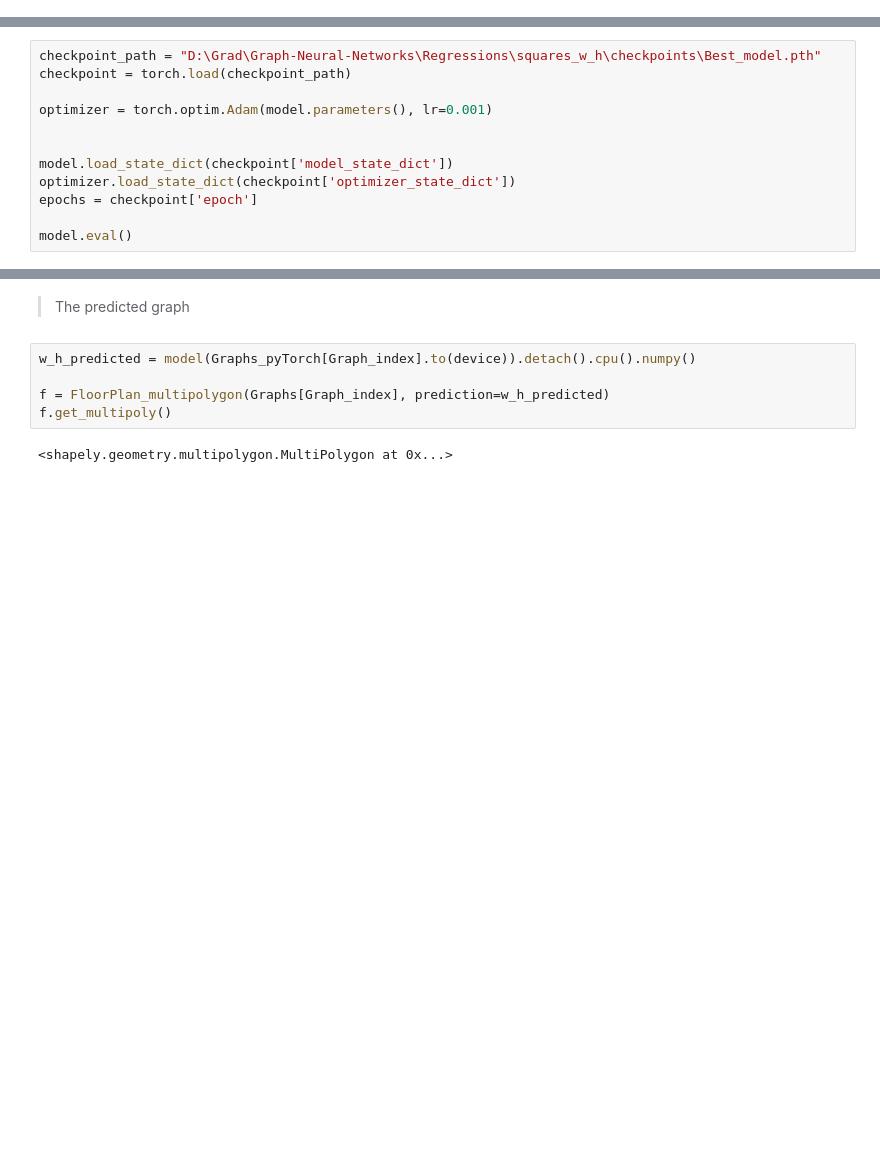
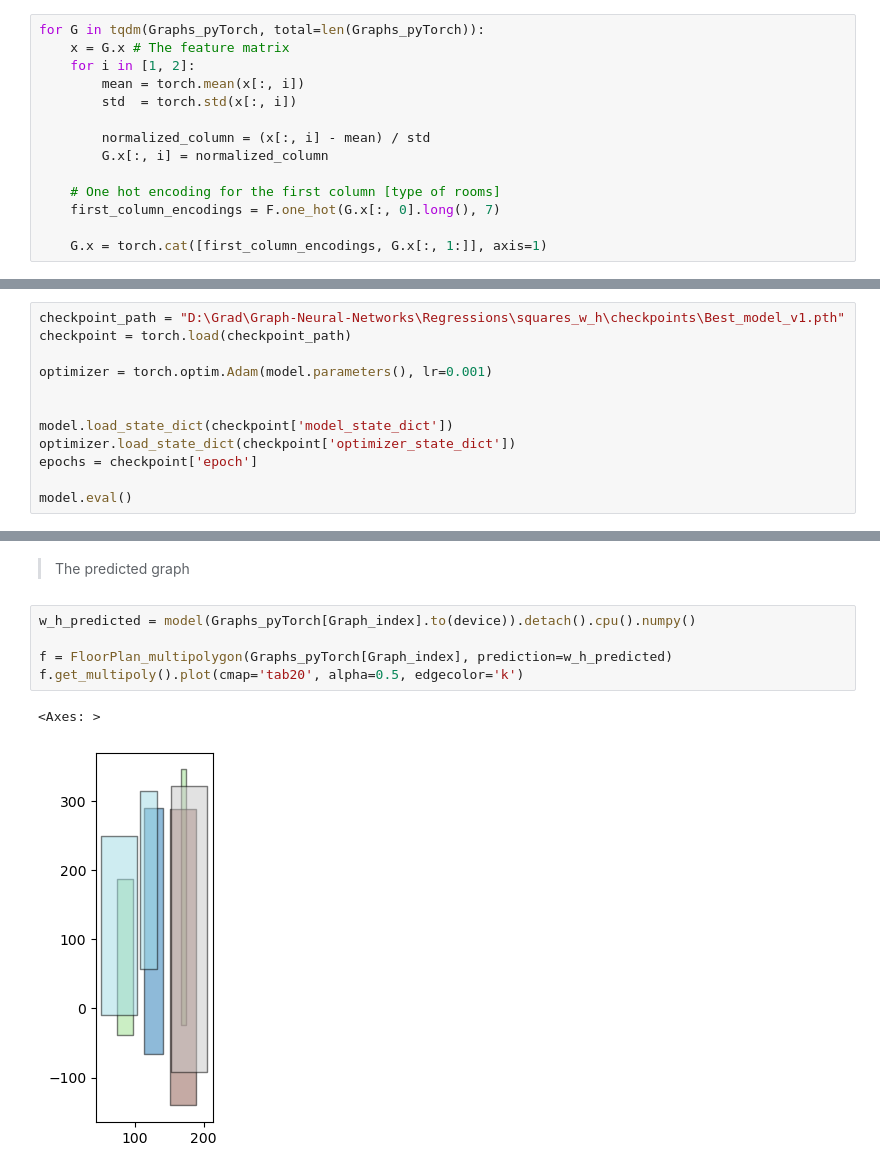
Before and after one commit to mo7amed7assan1911/Floor_Plan_Generation_using_GNNs, a Jupyter notebook: Regressions/squares_w_h/Testing_The_model.ipynb, the cells around one changed output, grey strips where cells are left out. Cells and saved outputs as stored; diff of their text form; blank space fills up the shorter version.

```diff
--- a/Regressions/squares_w_h/Testing_The_model.ipynb
+++ b/Regressions/squares_w_h/Testing_The_model.ipynb
@@ -187,3 +185,17 @@ After: G_1 embedings are: tensor([[  0.0000,  81.9371, 137.1722],
+# %%
+for G in tqdm(Graphs_pyTorch, total=len(Graphs_pyTorch)):
+    x = G.x # The feature matrix
+    for i in [1, 2]:
+        mean = torch.mean(x[:, i])
+        std  = torch.std(x[:, i])
+
+        normalized_column = (x[:, i] - mean) / std
+        G.x[:, i] = normalized_column
+
+    # One hot encoding for the first column [type of rooms]
+    first_column_encodings = F.one_hot(G.x[:, 0].long(), 7)
+
+    G.x = torch.cat([first_column_encodings, G.x[:, 1:]], axis=1)
 # %%
 for G in tqdm(Graphs_pyTorch, total=len(Graphs_pyTorch)):
     x = G.x # The feature matrix
@@ -272,7 +284,7 @@ model = model.to(device)
 errors = []
 acc = []
 # %%
-checkpoint_path = "D:\Grad\Graph-Neural-Networks\Regressions\squares_w_h\checkpoints\Best_model.pth"
+checkpoint_path = "D:\Grad\Graph-Neural-Networks\Regressions\squares_w_h\checkpoints\Best_model_v1.pth"
 checkpoint = torch.load(checkpoint_path)
 
 optimizer = torch.optim.Adam(model.parameters(), lr=0.001)
@@ -399,7 +434,8 @@ f.get_multipoly()
 # %%
 w_h_predicted = model(Graphs_pyTorch[Graph_index].to(device)).detach().cpu().numpy()
 
-f = FloorPlan_multipolygon(Graphs[Graph_index], prediction=w_h_predicted)
-f.get_multipoly()
+f = FloorPlan_multipolygon(Graphs_pyTorch[Graph_index], prediction=w_h_predicted)
+f.get_multipoly().plot(cmap='tab20', alpha=0.5, edgecolor='k')
 # %% [output]
-<shapely.geometry.multipolygon.MultiPolygon at 0x...>
+<Axes: >
+[figure, added]
```
Also changed, not shown: parts of 8 cells of this notebook.
